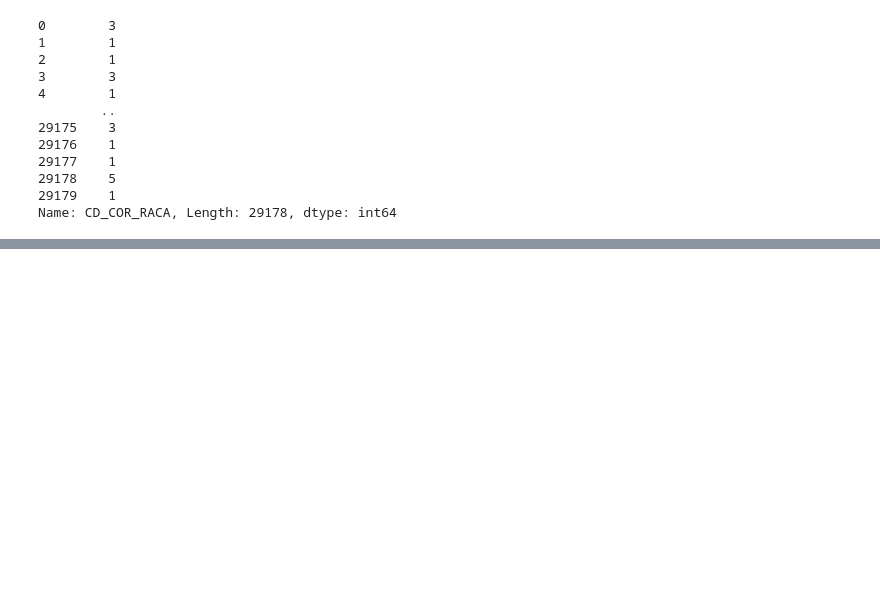
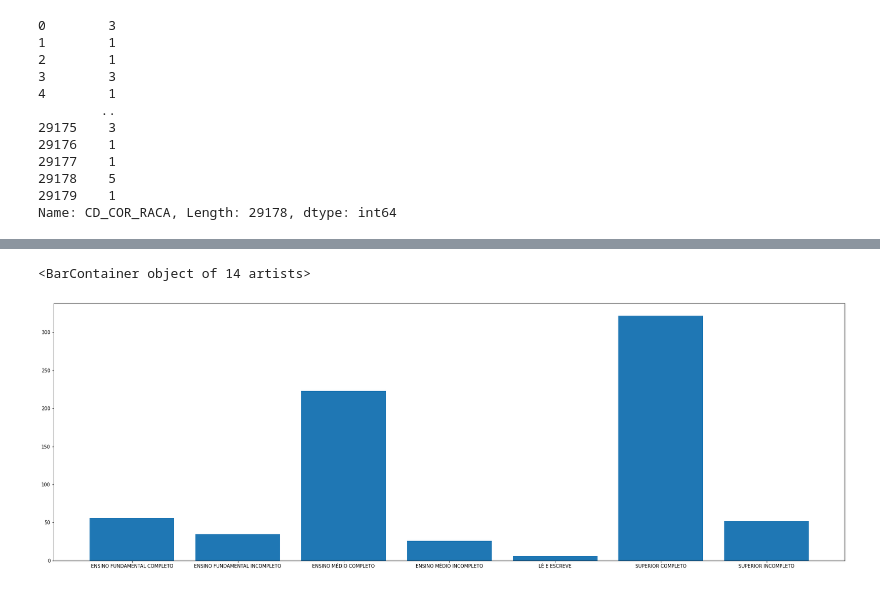
Before and after one commit to flaakira/Project--exercises, a Jupyter notebook: python/Brazil_elections_2018.ipynb, the cells around one changed output, grey strips where cells are left out. Saved outputs shown, nothing was run; the diff lists cells and outputs as text; code cells hidden in the pictures; blank space fills up the shorter version.

```diff
--- a/python/Brazil_elections_2018.ipynb
+++ b/python/Brazil_elections_2018.ipynb
@@ -516,0 +433,3 @@ plt.show()
+# %%
+dt7=dataframe.groupby(['SG_PARTIDO','DS_GENERO', 'DS_GRAU_INSTRUCAO']).agg({'DS_COR_RACA':['count']}).reset_index()
+dt7
@@ -516,0 +457,3 @@ plt.show()
+# %%
+dt7=dt7.rename(columns={'DS_COR_RACA_count':'count'}).reset_index()
+dt7
@@ -516,0 +474,8 @@ plt.show()
+# %%
+teste = dt7.loc[dt7['SG_PARTIDO_']=='AVANTE']
+# %%
+plt.figure(figsize=(30,10))
+plt.bar(teste['DS_GRAU_INSTRUCAO_'], teste['count'])
+# %% [output]
+<BarContainer object of 14 artists>
+[figure, added]
```
Also changed, not shown: parts of 70 cells of this notebook.
